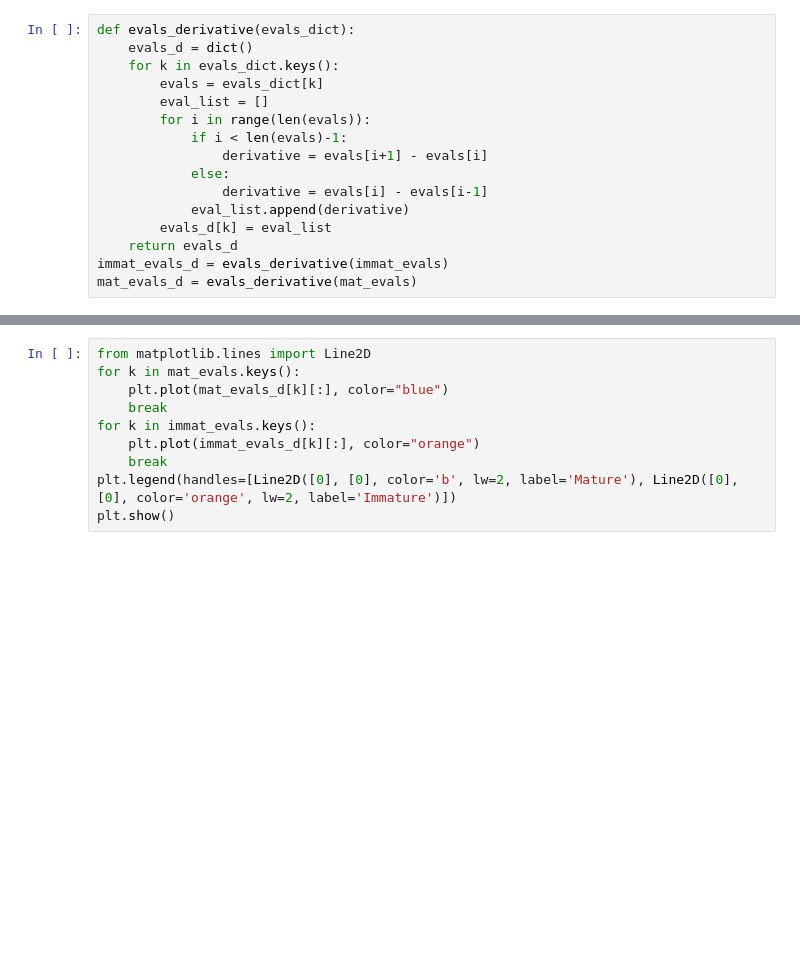
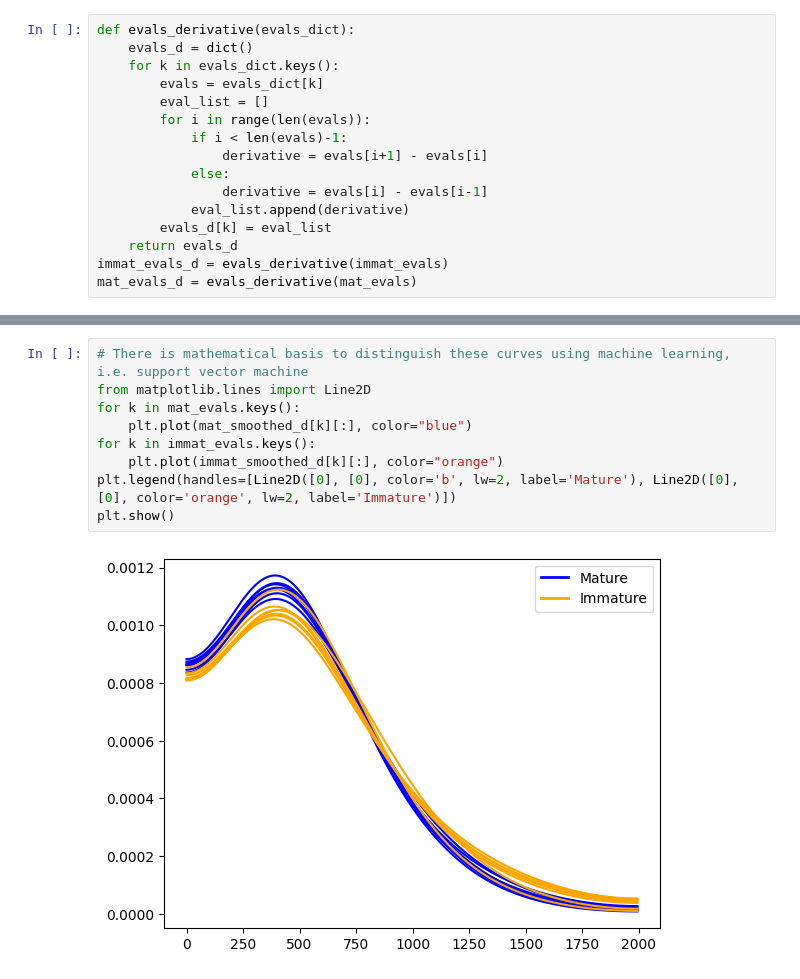
Before and after one commit to ksood2/cellular-harmonics, a Jupyter notebook: eigenvalue-derivatives.ipynb, the cells around one changed output, grey strips where cells are left out. Drawn from its saved outputs; the diff is of its cells as text; blank space fills up the shorter version.

```diff
--- a/eigenvalue-derivatives.ipynb
+++ b/eigenvalue-derivatives.ipynb
@@ -109,10 +147,11 @@ plt.show()
 # %%
+# There is mathematical basis to distinguish these curves using machine learning, i.e. support vector machine
 from matplotlib.lines import Line2D
 for k in mat_evals.keys():
-    plt.plot(mat_evals_d[k][:], color="blue")
-    break
+    plt.plot(mat_smoothed_d[k][:], color="blue")
 for k in immat_evals.keys():
-    plt.plot(immat_evals_d[k][:], color="orange")
-    break
+    plt.plot(immat_smoothed_d[k][:], color="orange")
 plt.legend(handles=[Line2D([0], [0], color='b', lw=2, label='Mature'), Line2D([0], [0], color='orange', lw=2, label='Immature')])
 plt.show()
+# %% [output]
+[figure, added]
```
Also changed, not shown: parts of 16 cells of this notebook, 6 other files.
